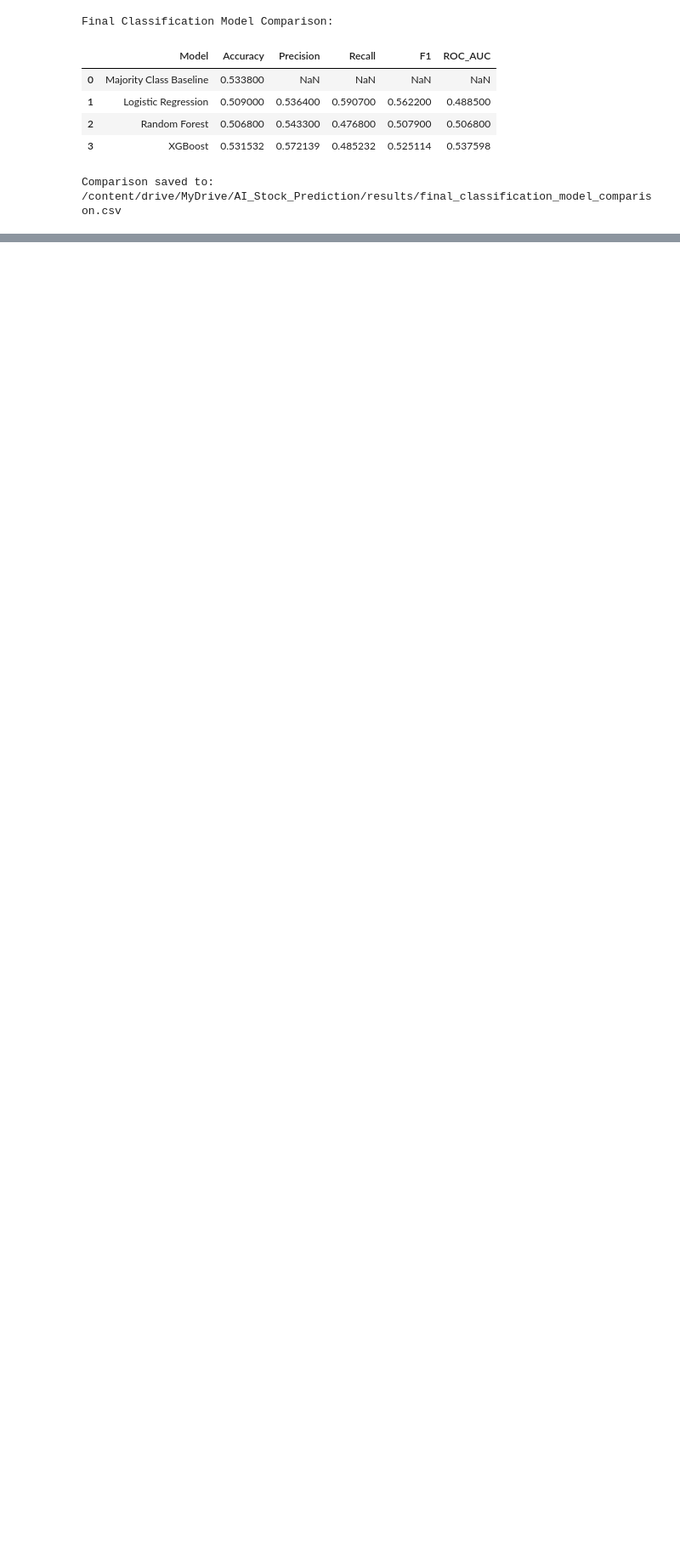
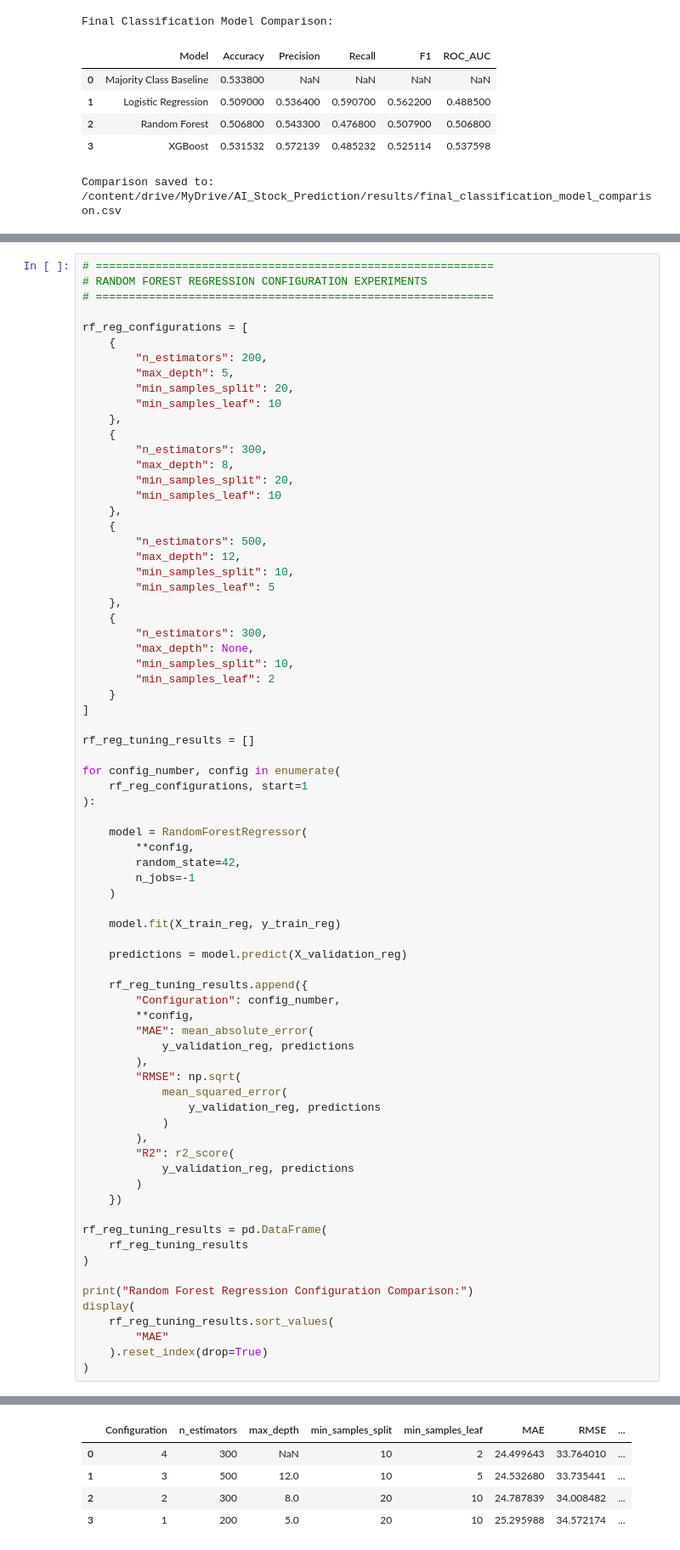
Before and after one commit to rcoello48/AI-Stock-Market-Prediction, a Jupyter notebook: Data_Collection.ipynb, the cells around one changed output, grey strips where cells are left out. Shown at 85% size. Cells and saved outputs as stored; diff of their text form; blank space fills up the shorter version.

```diff
--- a/Data_Collection.ipynb
+++ b/Data_Collection.ipynb
@@ -4192,0 +4678,75 @@ Comparison saved to: /content/drive/MyDrive/AI_Stock_Prediction/results/final_cl
+# %%
+# ============================================================
+# RANDOM FOREST REGRESSION CONFIGURATION EXPERIMENTS
+# ============================================================
+
+rf_reg_configurations = [
+    {
+        "n_estimators": 200,
+        "max_depth": 5,
+        "min_samples_split": 20,
+        "min_samples_leaf": 10
+    },
+    {
+        "n_estimators": 300,
+        "max_depth": 8,
+        "min_samples_split": 20,
+        "min_samples_leaf": 10
+    },
+    {
+        "n_estimators": 500,
+        "max_depth": 12,
+        "min_samples_split": 10,
+        "min_samples_leaf": 5
+    },
+    {
+        "n_estimators": 300,
+        "max_depth": None,
+        "min_samples_split": 10,
+        "min_samples_leaf": 2
+    }
+]
+
+rf_reg_tuning_results = []
+
+for config_number, config in enumerate(
+    rf_reg_configurations, start=1
+):
+
+    model = RandomForestRegressor(
+        **config,
+        random_state=42,
+        n_jobs=-1
+    )
+
+    model.fit(X_train_reg, y_train_reg)
+
+    predictions = model.predict(X_validation_reg)
+
+    rf_reg_tuning_results.append({
+        "Configuration": config_number,
+        **config,
+        "MAE": mean_absolute_error(
+            y_validation_reg, predictions
+        ),
+        "RMSE": np.sqrt(
+            mean_squared_error(
+                y_validation_reg, predictions
+            )
+        ),
+        "R2": r2_score(
+            y_validation_reg, predictions
+        )
+    })
+
+rf_reg_tuning_results = pd.DataFrame(
+    rf_reg_tuning_results
+)
+
+print("Random Forest Regression Configuration Comparison:")
+display(
+    rf_reg_tuning_results.sort_values(
+        "MAE"
+    ).reset_index(drop=True)
+)
+# %% [output]
@@ -4192,0 +4754,5 @@ Comparison saved to: /content/drive/MyDrive/AI_Stock_Prediction/results/final_cl
+|  | Configuration | n_estimators | max_depth | min_samples_split | min_samples_leaf | MAE | RMSE | ... |
+| 0 | 4 | 300 | NaN | 10 | 2 | 24.499643 | 33.764010 | ... |
+| 1 | 3 | 500 | 12.0 | 10 | 5 | 24.532680 | 33.735441 | ... |
+| 2 | 2 | 300 | 8.0 | 20 | 10 | 24.787839 | 34.008482 | ... |
+| 3 | 1 | 200 | 5.0 | 20 | 10 | 25.295988 | 34.572174 | ... |
```
Also changed, not shown: parts of 68 cells of this notebook.
